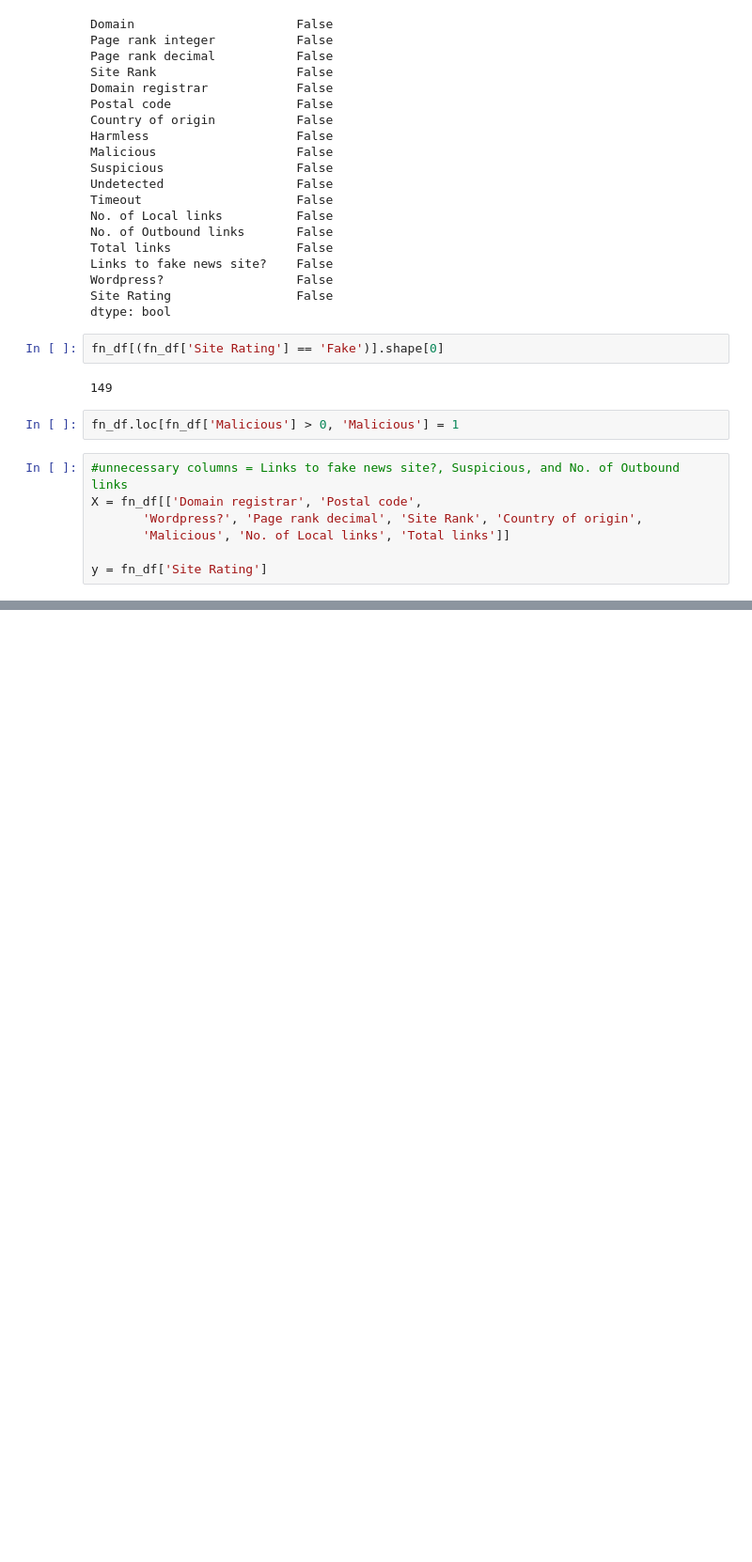
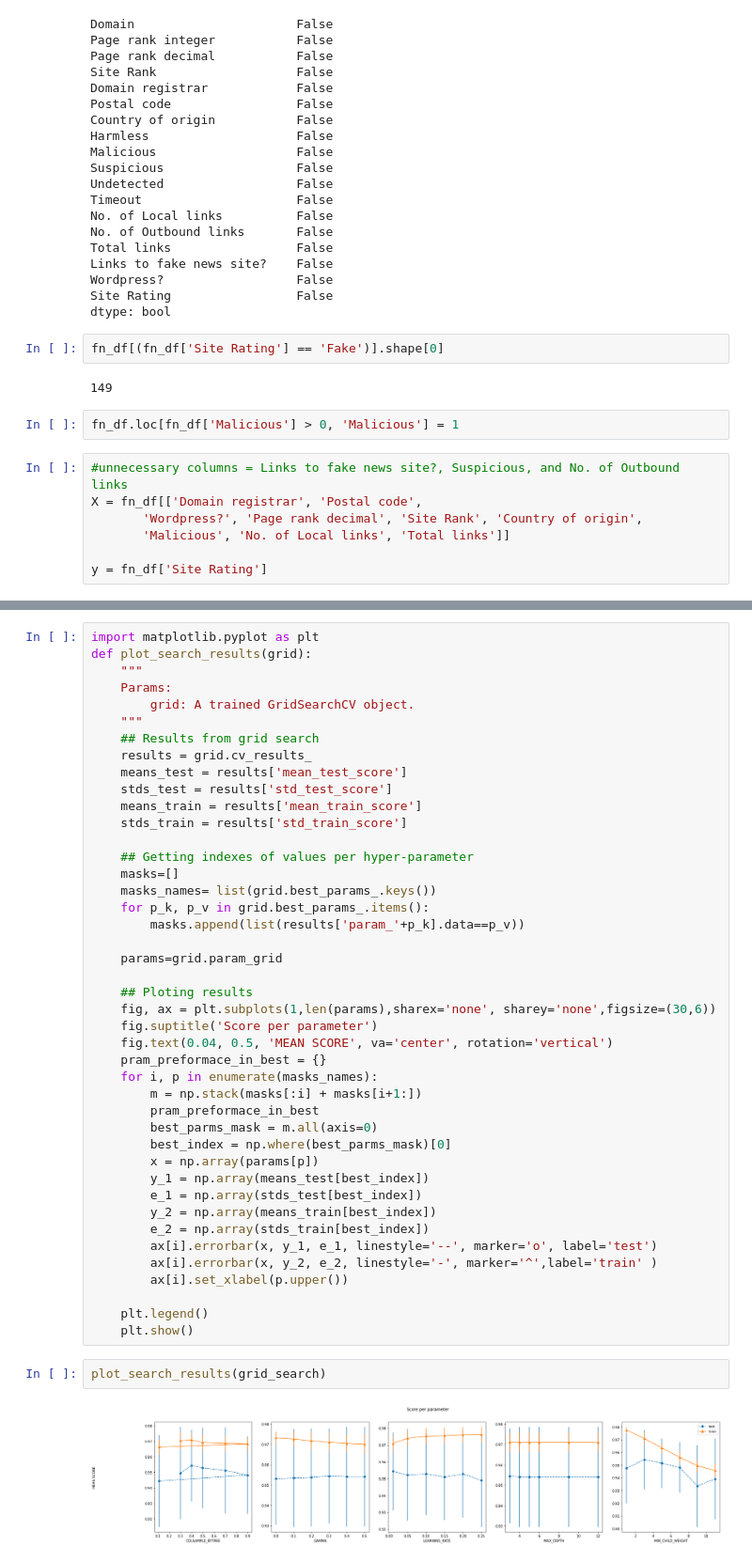
Before and after one commit to gloobdoob/Fake-News-Data-Gathering-Exploration, a Jupyter notebook: Website classification part/EncodingTraining.ipynb, the cells around one changed output, grey strips where cells are left out. Shown: that part at 94% size. Saved outputs shown, nothing was run; the diff lists cells and outputs as text; blank space fills up the shorter version.

Commit message:
image plots

```diff
--- a/Website classification part/EncodingTraining.ipynb
+++ b/Website classification part/EncodingTraining.ipynb
@@ -122,0 +151,47 @@ joblib.dump(ct, "SitePreprocessor.joblib")
+# %%
+import matplotlib.pyplot as plt
+def plot_search_results(grid):
+    """
+    Params:
+        grid: A trained GridSearchCV object.
+    """
+    ## Results from grid search
+    results = grid.cv_results_
+    means_test = results['mean_test_score']
+    stds_test = results['std_test_score']
+    means_train = results['mean_train_score']
+    stds_train = results['std_train_score']
+
+    ## Getting indexes of values per hyper-parameter
+    masks=[]
+    masks_names= list(grid.best_params_.keys())
+    for p_k, p_v in grid.best_params_.items():
+        masks.append(list(results['param_'+p_k].data==p_v))
+
+    params=grid.param_grid
+
+    ## Ploting results
+    fig, ax = plt.subplots(1,len(params),sharex='none', sharey='none',figsize=(30,6))
+    fig.suptitle('Score per parameter')
+    fig.text(0.04, 0.5, 'MEAN SCORE', va='center', rotation='vertical')
+    pram_preformace_in_best = {}
+    for i, p in enumerate(masks_names):
+        m = np.stack(masks[:i] + masks[i+1:])
+        pram_preformace_in_best
+        best_parms_mask = m.all(axis=0)
+        best_index = np.where(best_parms_mask)[0]
+        x = np.array(params[p])
+        y_1 = np.array(means_test[best_index])
+        e_1 = np.array(stds_test[best_index])
+        y_2 = np.array(means_train[best_index])
+        e_2 = np.array(stds_train[best_index])
+        ax[i].errorbar(x, y_1, e_1, linestyle='--', marker='o', label='test')
+        ax[i].errorbar(x, y_2, e_2, linestyle='-', marker='^',label='train' )
+        ax[i].set_xlabel(p.upper())
+
+    plt.legend()
+    plt.show()
+# %%
+plot_search_results(grid_search)
+# %% [output]
+[figure, added]
```
Also changed, not shown: parts of 16 cells of this notebook, 15 other files.
